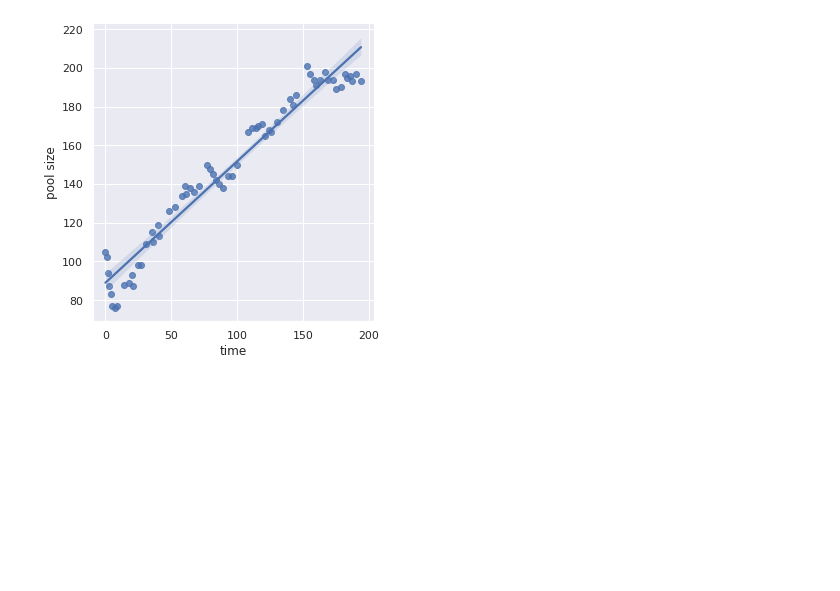
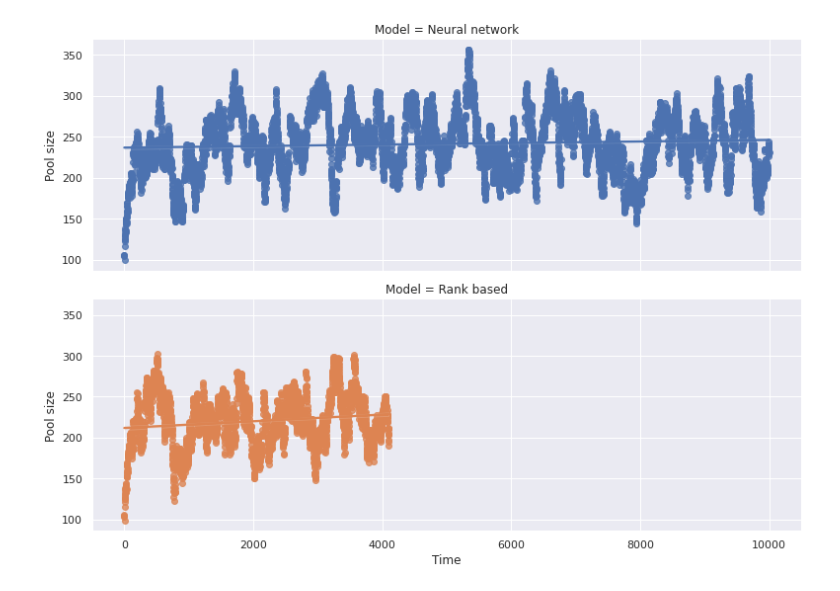
Before and after one commit to Breta01/match-making, a Jupyter notebook: visualisation.ipynb, the cells around one changed output. Drawn from its saved outputs; the diff is of its cells as text; code cells hidden in the pictures; blank space fills up the shorter version.

```diff
--- a/visualisation.ipynb
+++ b/visualisation.ipynb
@@ -3,8 +3,15 @@ import seaborn as sns
 import numpy as np
 import pandas as pd
 from joblib import load
+import matplotlib.pyplot as plt
 
 sns.set_theme(style="darkgrid")
+modes = ["model", "dummy"]
+pattern = ["blue", "orange"]
 
-stats = load("data/stats.joblib")
+stats_m = {}
+for mode in modes:
+    stats_m[mode] = load(f"data/{mode}_stats.joblib")
+
+stats_g = {}
 # %%
@@ -26,11 +69,0 @@ sns.displot(
-# %%
-x = [(t, s[0]) for t, s in enumerate(stats) if s is not None]
-df = {
-    "time": [i[0] for i in x],
-    "team A winning probability": [i[1] for i in x]
-}
-df = pd.DataFrame(df)
-g = sns.lmplot(
-    data=df,
-    x="time", y="team A winning probability",
-)
@@ -52,13 +153,33 @@ g = sns.lmplot(
 # %%
-x = [(t, s[4]) for t, s in enumerate(stats) if s is not None]
 df = {
-    "time": [i[0] for i in x],
-    "pool size": [i[1] for i in x]
+    "Time": [],
+    "Pool size": [],
+    "Model": []
 }
+
+m = {
+    "dummy": "Rank based",
+    "model": "Neural network"
+}
+
+for mode in modes:
+    stats = stats_m[mode]
+    x = np.array([[t, s["pool size"]] for t, s in enumerate(stats) if s is not None], dtype=object)
+    df["Time"].extend(x[:, 0].tolist())
+    df["Pool size"].extend(x[:, 1].tolist())
+    df["Model"].extend([m[mode] for _ in range(len(x))])
+
 df = pd.DataFrame(df)
-g = sns.lmplot(
+
+plot = sns.lmplot(
     data=df,
-    x="time", y="pool size",
+    hue="Model",
+    row="Model",
+    x="Time", y="Pool size",
+    height=4, aspect=11/4,
 )
+
+fig = plot.fig
+fig.savefig("pool_size.png")
 # %% [output]
-[figure, old version]
+[figure, new version]
```
Also changed, not shown: parts of 5 cells of this notebook, 6 other files.
